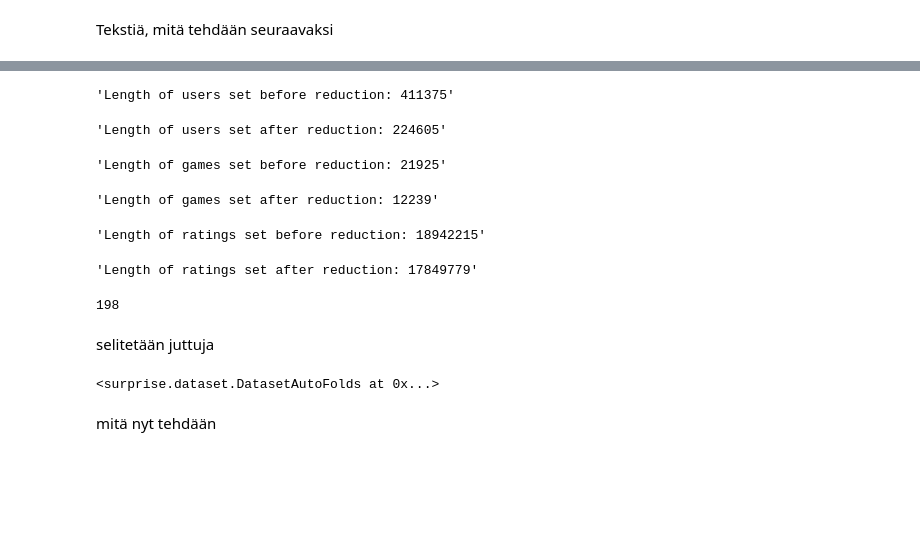
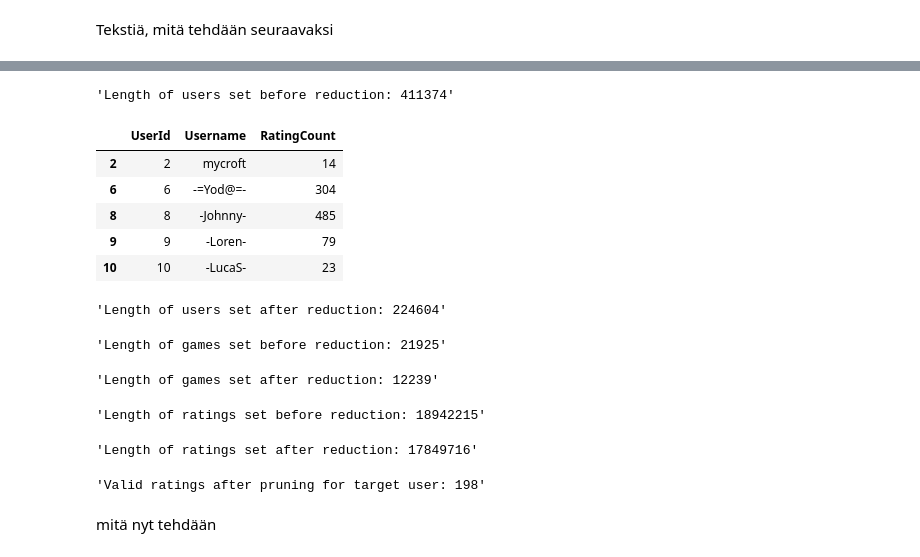
Before and after one commit to VilleSchulz/Machine-learning, a Jupyter notebook: Projekti/boardgamerecommender.ipynb, the cells around one changed output, grey strips where cells are left out. Cells and saved outputs as stored; diff of their text form; code cells hidden in the pictures; blank space fills up the shorter version.

```diff
--- a/Projekti/boardgamerecommender.ipynb
+++ b/Projekti/boardgamerecommender.ipynb
@@ -234,12 +229,19 @@ display(df_users[df_users["Username"] == target_user])
 # %%
 display(f"Length of users set before reduction: {len(df_users)}")
 
 df_users_reduced = df_users[df_users['RatingCount'] >= 10]
 
+display(df_users_reduced.head())
 display(f"Length of users set after reduction: {len(df_users_reduced)}")
 # %% [output]
-'Length of users set before reduction: 411375'
+'Length of users set before reduction: 411374'
+|  | UserId | Username | RatingCount |
+| 2 | 2 | mycroft | 14 |
+| 6 | 6 | -=Yod@=- | 304 |
+| 8 | 8 | -Johnny- | 485 |
+| 9 | 9 | -Loren- | 79 |
+| 10 | 10 | -LucaS- | 23 |
-'Length of users set after reduction: 224605'
+'Length of users set after reduction: 224604'
 # %%
 display(f"Length of games set before reduction: {len(df_games)}")
 
@@ -253,26 +255,14 @@ display(f"Length of games set after reduction: {len(df_games_reduced)}")
 display(f"Length of ratings set before reduction: {len(df_user_ratings)}")
 
 df_ratings_reduced = df_user_ratings[df_user_ratings["BGGId"].isin(df_games_reduced["BGGId"])]
-df_ratings_reduced = df_ratings_reduced[df_ratings_reduced["UserId"].isin(df_users_reduced["UserId"])]
+df_ratings_reduced = df_ratings_reduced[df_ratings_reduced["Username"].isin(df_users_reduced["Username"])]
 
 display(f"Length of ratings set after reduction: {len(df_ratings_reduced)}")
-
-print(len(df_ratings_reduced[df_ratings_reduced["UserId"] == target_id]))
+display(f"Valid ratings after pruning for target user: {len(df_ratings_reduced[df_ratings_reduced['Username'] == target_user])}")
 # %% [output]
 'Length of ratings set before reduction: 18942215'
-'Length of ratings set after reduction: 17849779'
+'Length of ratings set after reduction: 17849716'
-198
+'Valid ratings after pruning for target user: 198'
-# %% [markdown]
-selitetään juttuja
-# %%
-reader = Reader(rating_scale=(0.0, 10.0))
-data = Dataset.load_from_df(df_ratings_reduced[['UserId','BGGId', 'Rating']], reader)
-
-#TODO: jotain fiksumpaa printtiä
-
-display(data)
-# %% [output]
-<surprise.dataset.DatasetAutoFolds at 0x...>
 # %% [markdown]
 mitä nyt tehdään
 # %%
```
Also changed, not shown: parts of 3 cells of this notebook.
